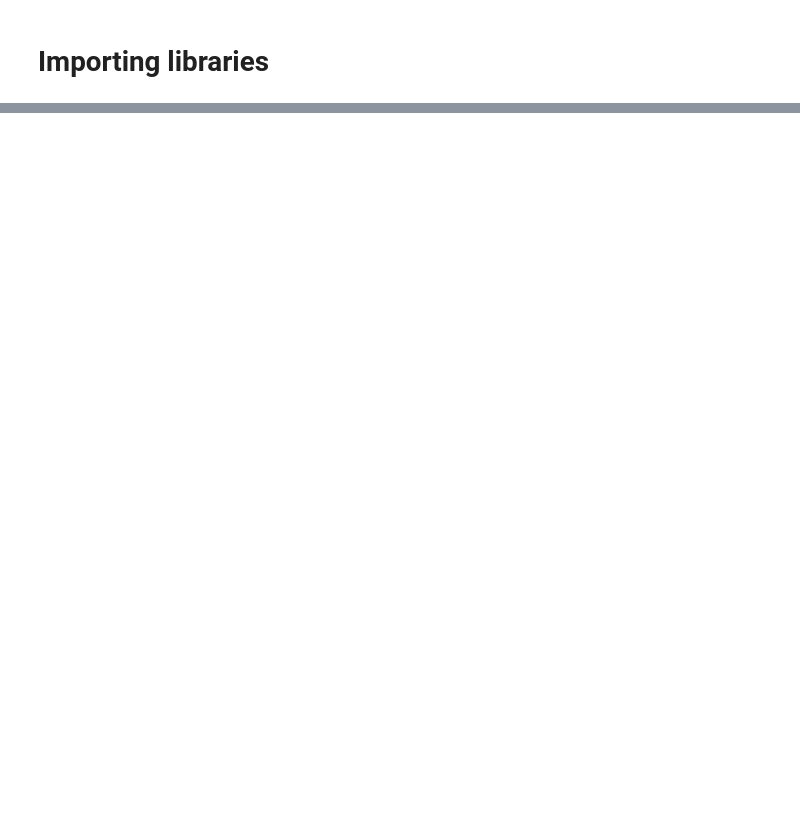
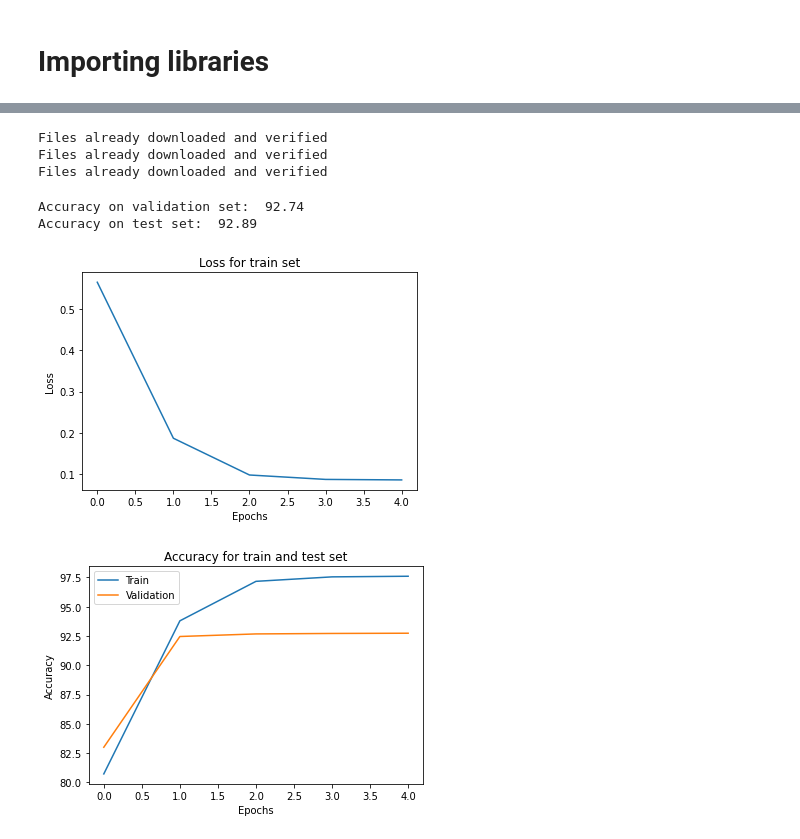
Before and after one commit to airi314/DeepLearning2021, a Jupyter notebook: Project_2/pretrained_models.ipynb, the cells around one changed output, grey strips where cells are left out. Cells and saved outputs as stored; diff of their text form; code cells hidden in the pictures; blank space fills up the shorter version.

Commit message:
utils and resnet experiments

```diff
--- a/Project_2/pretrained_models.ipynb
+++ b/Project_2/pretrained_models.ipynb
@@ -538,0 +3,16 @@ plt.show()
+# %%
+import torch
+import torchvision
+import torchvision.transforms as transforms
+from torchvision import models
+import matplotlib.pyplot as plt
+import numpy as np
+import torch.nn as nn
+import torch.nn.functional as F
+import torch.optim as optim
+from torch.utils.data import random_split
+from torch.optim import SGD, Adam, lr_scheduler
+from copy import deepcopy
+from utils import *
+from tta import *
+device = torch.device("cuda:0" if torch.cuda.is_available() else "cpu")
@@ -538,0 +31,26 @@ plt.show()
+# %%
+class ResnetCNN(nn.Module):
+    def __init__(self):
+
+        super(ResnetCNN, self).__init__()
+        self.pretrained_model = models.resnet18(pretrained=True)
+
+        in_features = self.pretrained_model.fc.in_features
+        self.pretrained_model.fc = nn.Linear(in_features = in_features, out_features = 10)
+
+    def forward(self,x):
+        return self.pretrained_model(x)
+
+model = ResnetCNN().to(device)
+criterion = nn.CrossEntropyLoss()
+optimizer = Adam(model.parameters(), lr=0.001)
+scheduler = lr_scheduler.StepLR(optimizer, step_size=1, gamma=0.1)
+train_loader, val_loader, test_loader = load_data(train_transform, test_transform)
+
+train_network(model, train_loader, val_loader, epochs = 5, print_results=False,
+              criterion = criterion, optimizer = optimizer, scheduler=scheduler)
+print('Accuracy on validation set: ', evaluate_network(model, val_loader))
+print('Accuracy on test set: ', evaluate_network(model, test_loader))
+plot_loss(model)
+plot_accuracy(model)
+# %% [output]
@@ -538,0 +58,7 @@ plt.show()
+Files already downloaded and verified
+Files already downloaded and verified
+Files already downloaded and verified
+Accuracy on validation set:  92.74
+Accuracy on test set:  92.89
+[figure, added]
+[figure, added]
```
Also changed, not shown: parts of 42 cells of this notebook, 3 other files.
